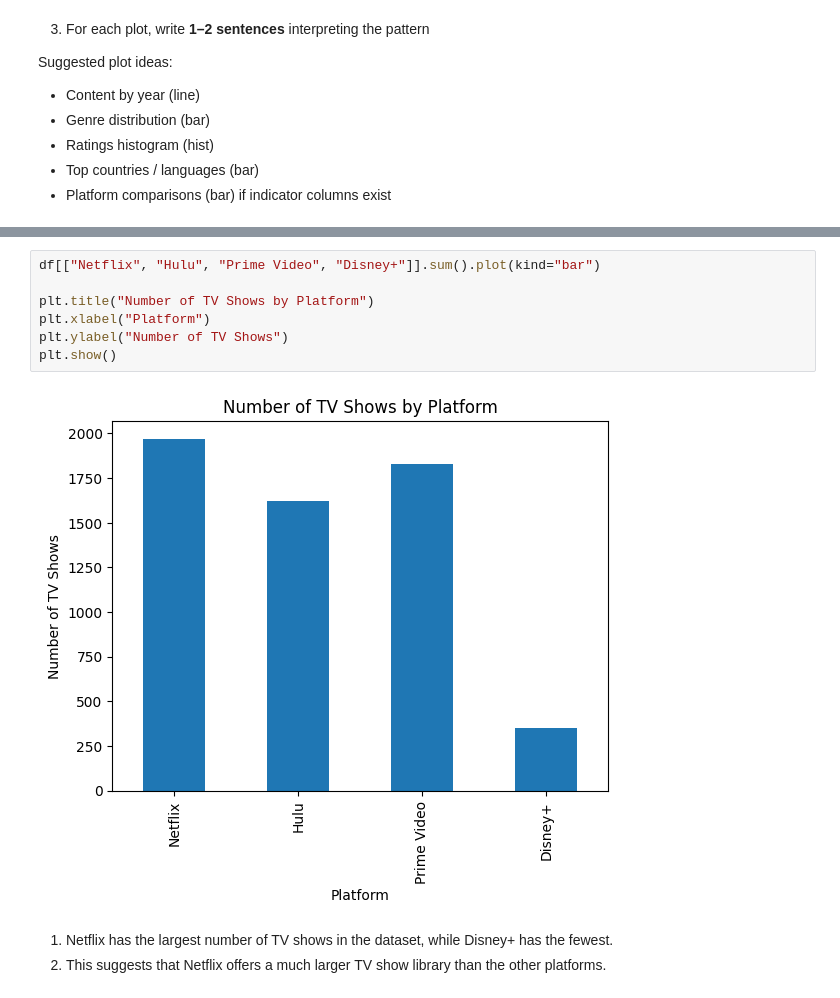
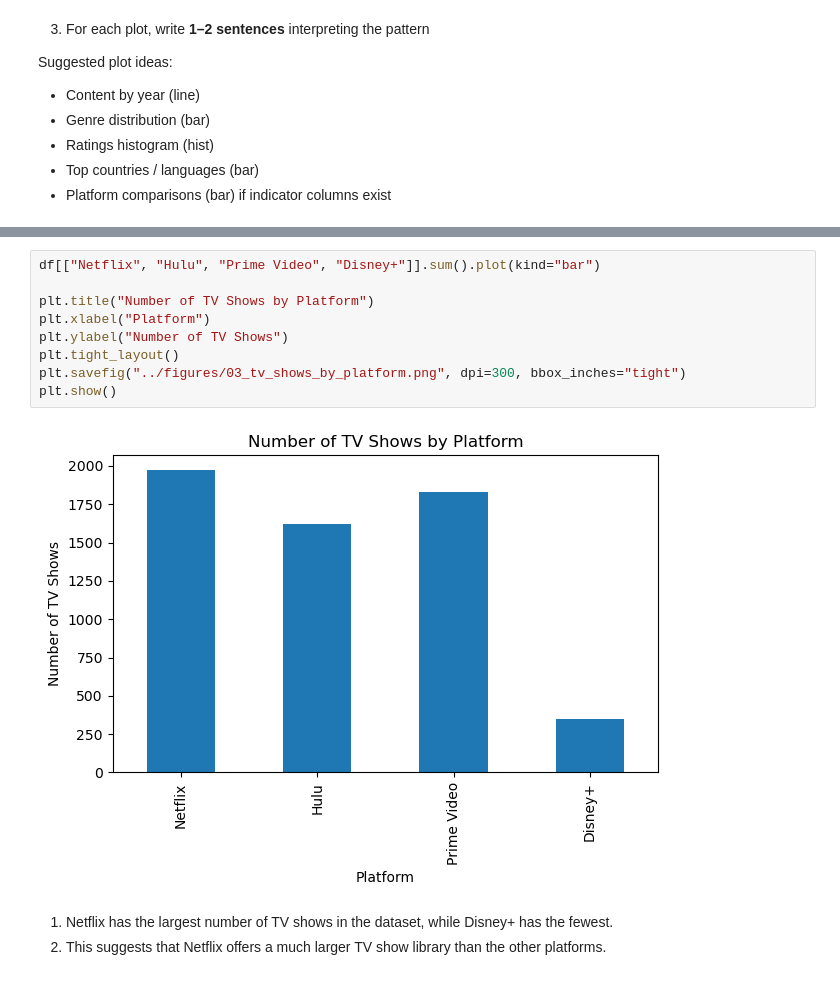
Before and after one commit to irgengu-ai/streaming-bi-svod, a Jupyter notebook: notebooks/03_EDA.ipynb, the cells around one changed output, grey strips where cells are left out. Cells and saved outputs as stored; diff of their text form.

Commit message:
Update analysis notebooks, figures, and README

```diff
--- a/notebooks/03_EDA.ipynb
+++ b/notebooks/03_EDA.ipynb
@@ -582,12 +580,14 @@ Index(['ID', 'Title', 'Year', 'Age', 'Rotten Tomatoes', 'Netflix', 'Hulu', 'Prim
 # %%
 df[["Netflix", "Hulu", "Prime Video", "Disney+"]].sum().plot(kind="bar")
 
 plt.title("Number of TV Shows by Platform")
 plt.xlabel("Platform")
 plt.ylabel("Number of TV Shows")
+plt.tight_layout()
+plt.savefig("../figures/03_tv_shows_by_platform.png", dpi=300, bbox_inches="tight")
 plt.show()
 # %% [output]
-[figure, old version]
+[figure, new version]
 # %% [markdown]
 1. Netflix has the largest number of TV shows in the dataset, while Disney+ has the fewest.
 2. This suggests that Netflix offers a much larger TV show library than the other platforms.
```
Also changed, not shown: parts of 9 cells of this notebook, 18 other files.
